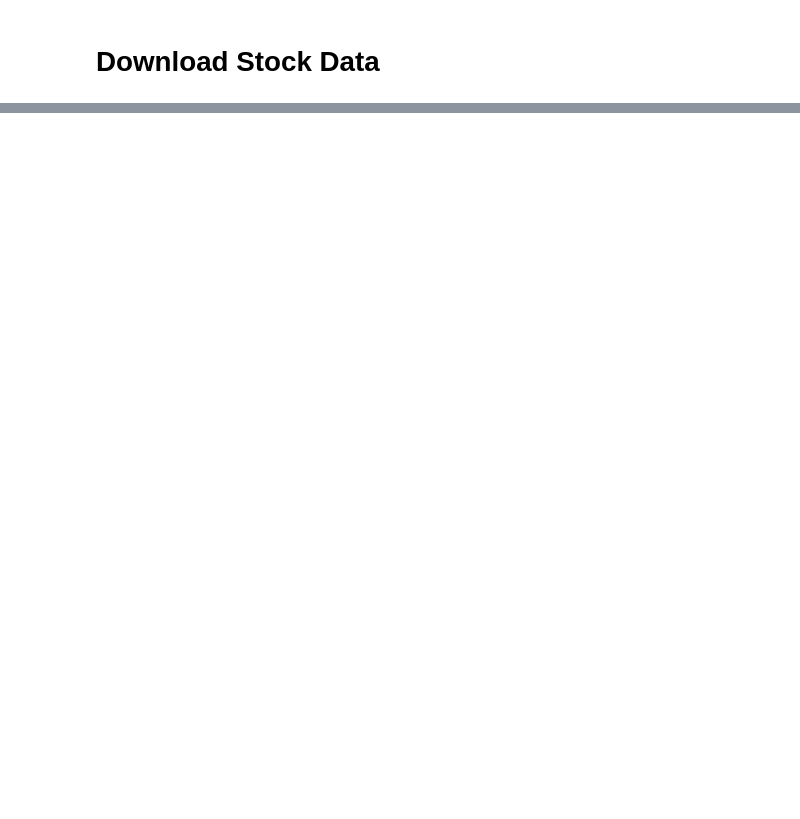
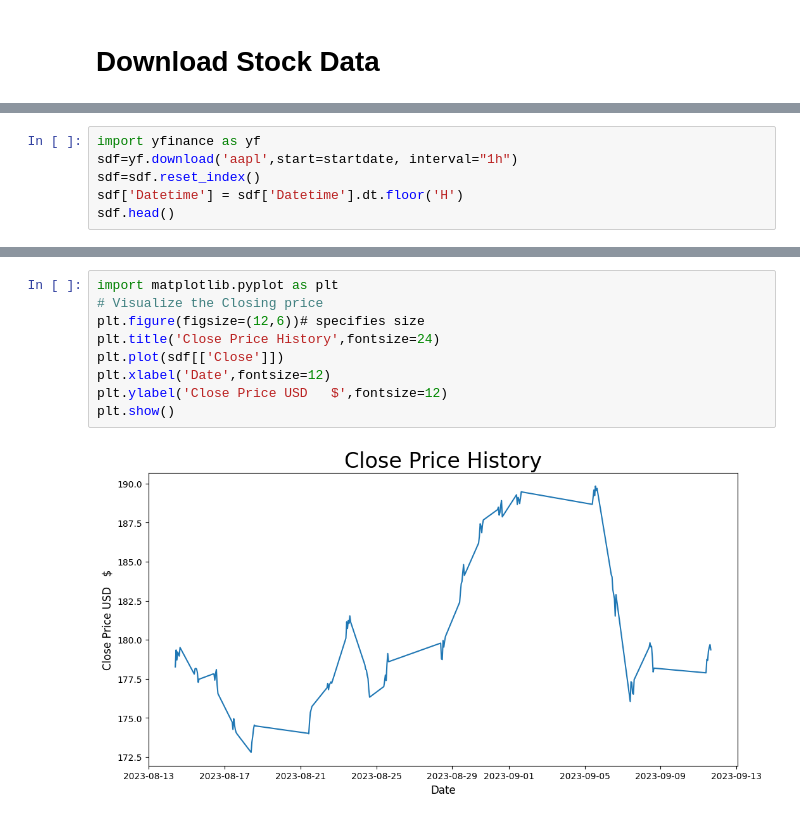
Before and after one commit to gossdante/news_sentiment, a Jupyter notebook: sentiment.ipynb, the cells around one changed output, grey strips where cells are left out. Drawn from its saved outputs; the diff is of its cells as text; blank space fills up the shorter version.

Commit message:
updated datetime

```diff
--- a/sentiment.ipynb
+++ b/sentiment.ipynb
@@ -226,0 +244,6 @@ yf.get_data_yahoo('aapl',start=)
+# %%
+import yfinance as yf
+sdf=yf.download('aapl',start=startdate, interval="1h")
+sdf=sdf.reset_index()
+sdf['Datetime'] = sdf['Datetime'].dt.floor('H')
+sdf.head()
@@ -226,0 +258,11 @@ yf.get_data_yahoo('aapl',start=)
+# %%
+import matplotlib.pyplot as plt
+# Visualize the Closing price
+plt.figure(figsize=(12,6))# specifies size
+plt.title('Close Price History',fontsize=24)
+plt.plot(sdf[['Close']])
+plt.xlabel('Date',fontsize=12)
+plt.ylabel('Close Price USD   $',fontsize=12)
+plt.show()
+# %% [output]
+[figure, added]
```
Also changed, not shown: parts of 4 cells of this notebook.
